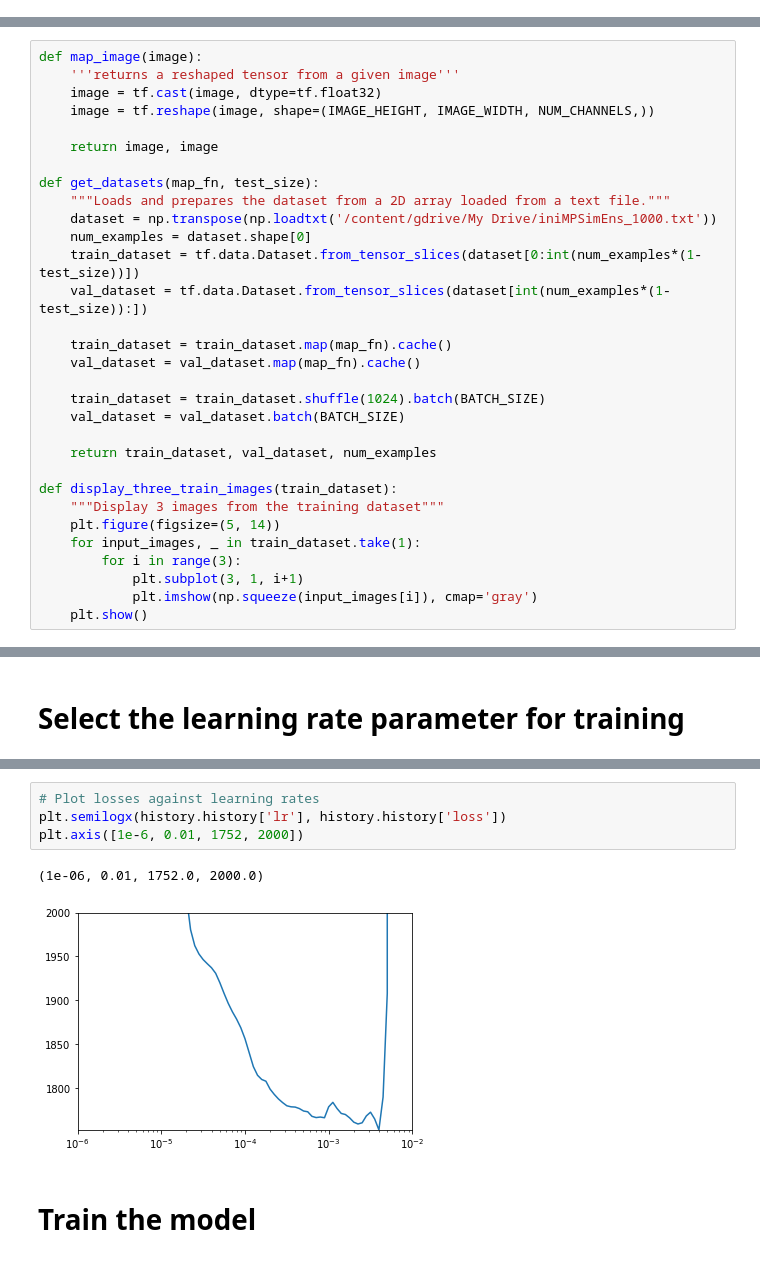
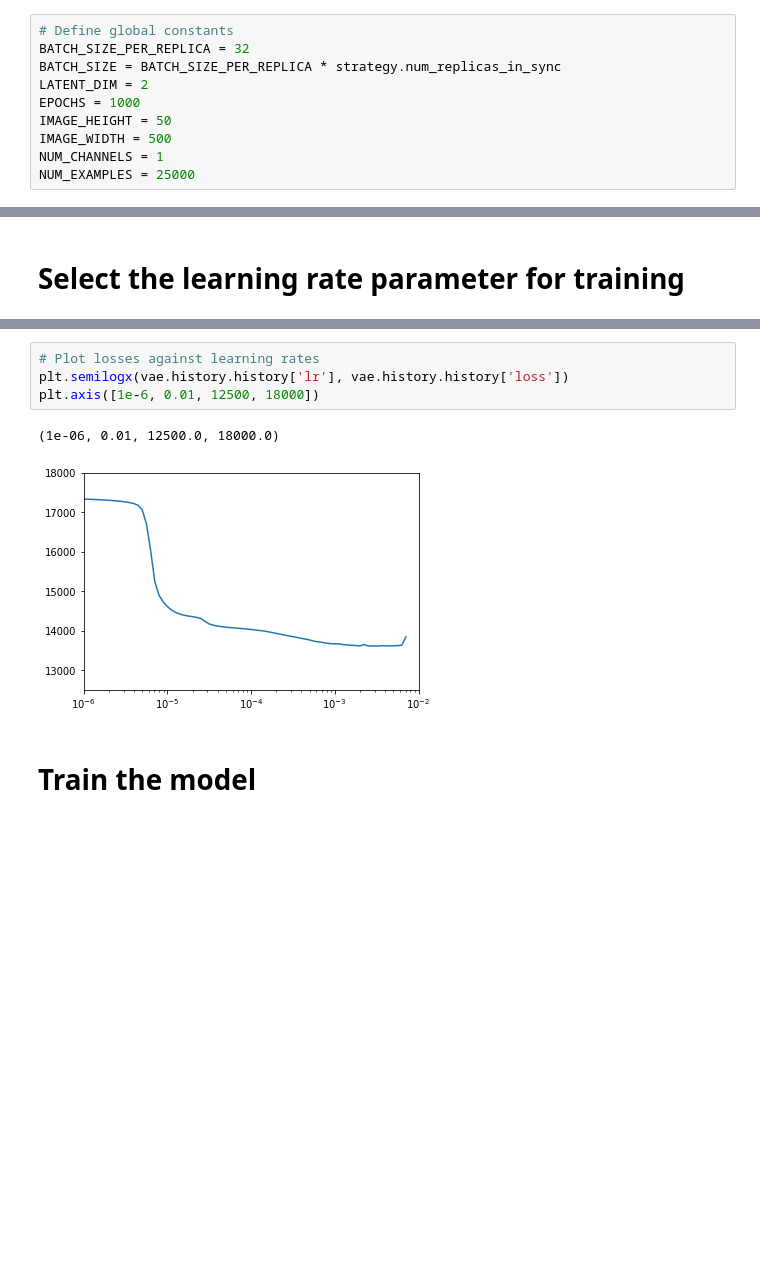
Before and after one commit to lamd91/VAE_DA, a Jupyter notebook: VAE_MPS_TPUStrategy.ipynb, the cells around one changed output, grey strips where cells are left out. Saved outputs shown, nothing was run; the diff lists cells and outputs as text; blank space fills up the shorter version.

Commit message:
Increase size of training set to reduce overfitting

```diff
--- a/VAE_MPS_TPUStrategy.ipynb
+++ b/VAE_MPS_TPUStrategy.ipynb
@@ -85,0 +66,10 @@ leftcrop_after_upsampling3 = (IMAGE_WIDTH % 2 != 0)
+# %%
+# Define global constants
+BATCH_SIZE_PER_REPLICA = 32
+BATCH_SIZE = BATCH_SIZE_PER_REPLICA * strategy.num_replicas_in_sync
+LATENT_DIM = 2
+EPOCHS = 1000
+IMAGE_HEIGHT = 50
+IMAGE_WIDTH = 500
+NUM_CHANNELS = 1
+NUM_EXAMPLES = 25000
@@ -86,33 +78,2 @@ leftcrop_after_upsampling3 = (IMAGE_WIDTH % 2 != 0)
 # %% [markdown]
 # Prepare the Dataset
-# %%
-def map_image(image):
-    '''returns a reshaped tensor from a given image'''
-    image = tf.cast(image, dtype=tf.float32)
-    image = tf.reshape(image, shape=(IMAGE_HEIGHT, IMAGE_WIDTH, NUM_CHANNELS,))
-
-    return image, image
-
-def get_datasets(map_fn, test_size):
-    """Loads and prepares the dataset from a 2D array loaded from a text file."""
-    dataset = np.transpose(np.loadtxt('/content/gdrive/My Drive/iniMPSimEns_1000.txt'))
-    num_examples = dataset.shape[0]
-    train_dataset = tf.data.Dataset.from_tensor_slices(dataset[0:int(num_examples*(1-test_size))])
-    val_dataset = tf.data.Dataset.from_tensor_slices(dataset[int(num_examples*(1-test_size)):])
-
-    train_dataset = train_dataset.map(map_fn).cache()
-    val_dataset = val_dataset.map(map_fn).cache()
-
-    train_dataset = train_dataset.shuffle(1024).batch(BATCH_SIZE)
-    val_dataset = val_dataset.batch(BATCH_SIZE)
-
-    return train_dataset, val_dataset, num_examples
-
-def display_three_train_images(train_dataset):
-    """Display 3 images from the training dataset"""
-    plt.figure(figsize=(5, 14))
-    for input_images, _ in train_dataset.take(1):
-        for i in range(3):
-            plt.subplot(3, 1, i+1)
-            plt.imshow(np.squeeze(input_images[i]), cmap='gray')
-    plt.show()
@@ -513,10 +525,10 @@ history = vae.fit(train_dataset, epochs=100, verbose=1,
 # %%
 # Plot losses against learning rates
-plt.semilogx(history.history['lr'], history.history['loss'])
-plt.axis([1e-6, 0.01, 1752, 2000])
+plt.semilogx(vae.history.history['lr'], vae.history.history['loss'])
+plt.axis([1e-6, 0.01, 12500, 18000])
 # %% [output]
-(1e-06, 0.01, 1752.0, 2000.0)
+(1e-06, 0.01, 12500.0, 18000.0)
-[figure, old version]
+[figure, new version]
 # %% [markdown]
 # Train the model
 # %%
```
Also changed, not shown: parts of 13 cells of this notebook.
